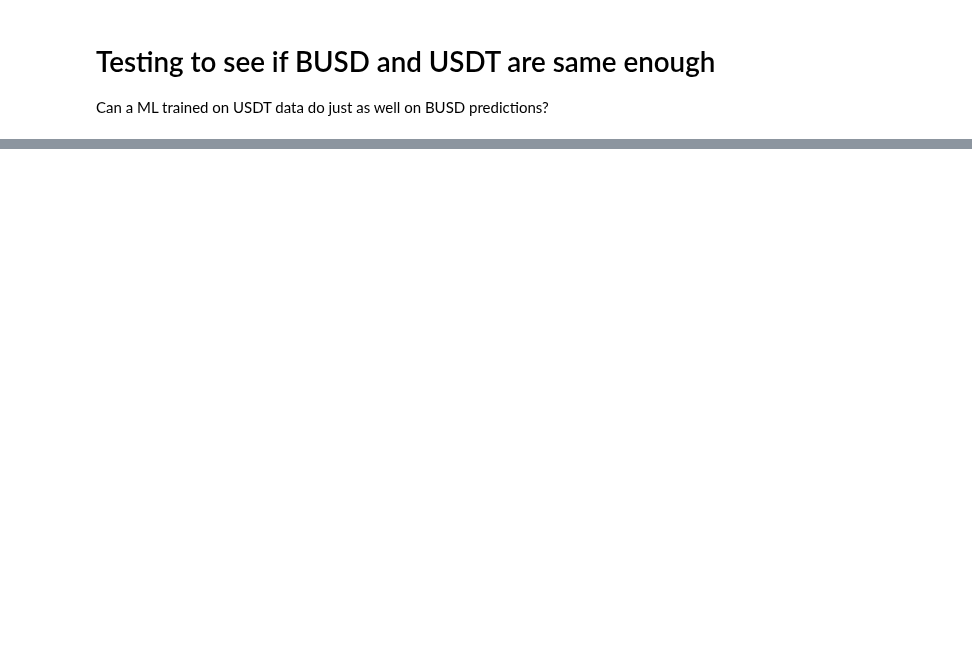
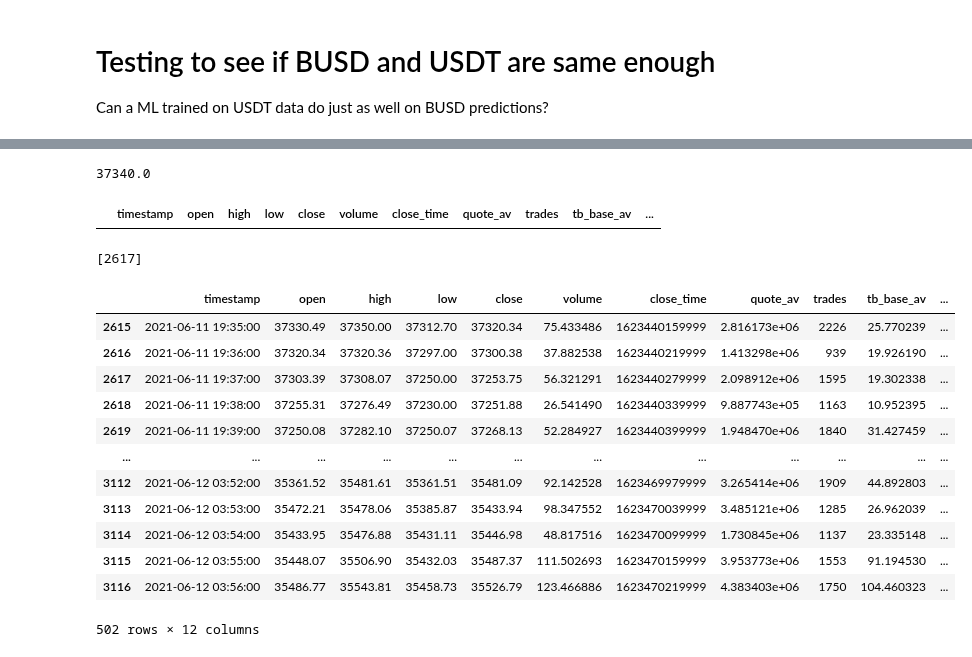
Before and after one commit to sunnymnie/bitcoin-printer, a Jupyter notebook: printer-prototype/busd-testing.ipynb, the cells around one changed output, grey strips where cells are left out. Drawn from its saved outputs; the diff is of its cells as text; code cells hidden in the pictures; blank space fills up the shorter version.

```diff
--- a/printer-prototype/busd-testing.ipynb
+++ b/printer-prototype/busd-testing.ipynb
@@ -11,0 +21,3 @@ df = pd.read_csv("../data/BTCBUSD-minute-predict.csv")
+# %%
+df1 = pd.read_csv("../data/BTCUSDT-minute-predict-1.csv")
+df1.head()
@@ -12,3 +31,34 @@ df = pd.read_csv("../data/BTCBUSD-minute-predict.csv")
+# %%
+df1.iloc[0].high
+# %% [output]
+37340.0
+# %%
+d = df.loc[(df['open'] == 37340.0) & (df['high'] == 35452.88)]
+d
+# %% [output]
+|  | timestamp | open | high | low | close | volume | close_time | quote_av | trades | tb_base_av | ... |
+# %%
+df.index[(df['open'] == 37303.39) & (df['high'] == 37308.07)].tolist()
+# %% [output]
+[2617]
+# %%
+result = pd.concat([df[:2617], df1], ignore_index=True, sort=False)
+# %%
+result[2615:]
+# %% [output]
+|  | timestamp | open | high | low | close | volume | close_time | quote_av | trades | tb_base_av | ... |
+| 2615 | 2021-06-11 19:35:00 | 37330.49 | 37350.00 | 37312.70 | 37320.34 | 75.433486 | 1623440159999 | 2.816173e+06 | 2226 | 25.770239 | ... |
+| 2616 | 2021-06-11 19:36:00 | 37320.34 | 37320.36 | 37297.00 | 37300.38 | 37.882538 | 1623440219999 | 1.413298e+06 | 939 | 19.926190 | ... |
+| 2617 | 2021-06-11 19:37:00 | 37303.39 | 37308.07 | 37250.00 | 37253.75 | 56.321291 | 1623440279999 | 2.098912e+06 | 1595 | 19.302338 | ... |
+| 2618 | 2021-06-11 19:38:00 | 37255.31 | 37276.49 | 37230.00 | 37251.88 | 26.541490 | 1623440339999 | 9.887743e+05 | 1163 | 10.952395 | ... |
+| 2619 | 2021-06-11 19:39:00 | 37250.08 | 37282.10 | 37250.07 | 37268.13 | 52.284927 | 1623440399999 | 1.948470e+06 | 1840 | 31.427459 | ... |
+| ... | ... | ... | ... | ... | ... | ... | ... | ... | ... | ... | ... |
+| 3112 | 2021-06-12 03:52:00 | 35361.52 | 35481.61 | 35361.51 | 35481.09 | 92.142528 | 1623469979999 | 3.265414e+06 | 1909 | 44.892803 | ... |
+| 3113 | 2021-06-12 03:53:00 | 35472.21 | 35478.06 | 35385.87 | 35433.94 | 98.347552 | 1623470039999 | 3.485121e+06 | 1285 | 26.962039 | ... |
+| 3114 | 2021-06-12 03:54:00 | 35433.95 | 35476.88 | 35431.11 | 35446.98 | 48.817516 | 1623470099999 | 1.730845e+06 | 1137 | 23.335148 | ... |
+| 3115 | 2021-06-12 03:55:00 | 35448.07 | 35506.90 | 35432.03 | 35487.37 | 111.502693 | 1623470159999 | 3.953773e+06 | 1553 | 91.194530 | ... |
+| 3116 | 2021-06-12 03:56:00 | 35486.77 | 35543.81 | 35458.73 | 35526.79 | 123.466886 | 1623470219999 | 4.383403e+06 | 1750 | 104.460323 | ... |
+502 rows × 12 columns
 # %%
 df["sma"] = features.get_moving_average(df.close, 5000)
 # %%
```
Also changed, not shown: parts of 6 cells of this notebook, 2 other files.
